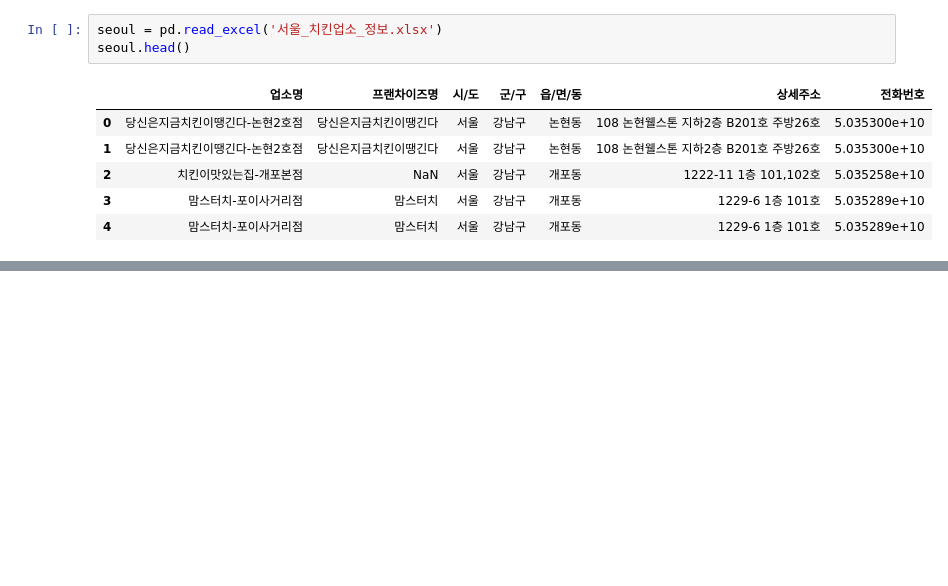
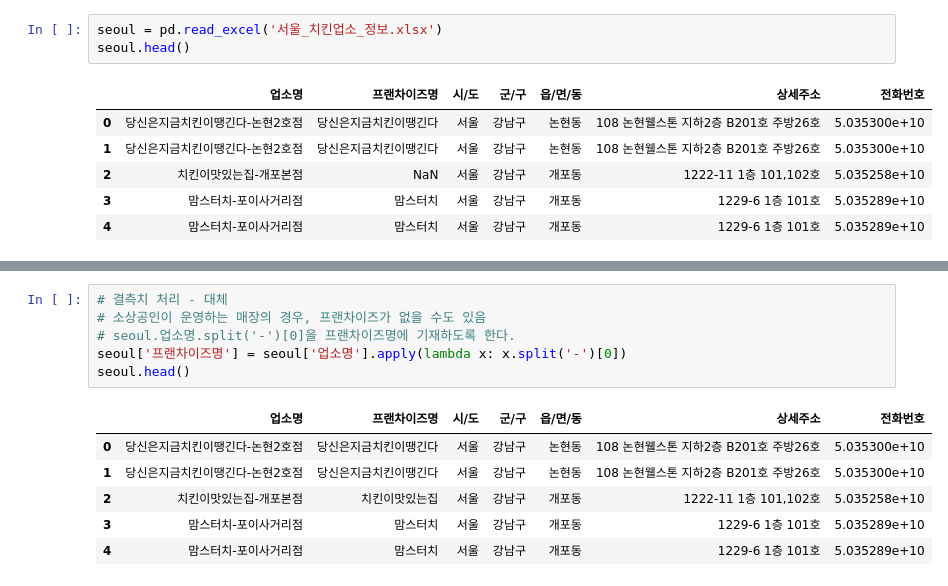
Before and after one commit to youngai1112/MachineLearning, a Jupyter notebook: 00.데이터분석/seoul_chicken.ipynb, the cells around one changed output, grey strips where cells are left out. Drawn from its saved outputs; the diff is of its cells as text; blank space fills up the shorter version.

```diff
--- a/00.데이터분석/seoul_chicken.ipynb
+++ b/00.데이터분석/seoul_chicken.ipynb
@@ -13,0 +52,13 @@ seoul.head()
+# %%
+# 결측치 처리 - 대체
+# 소상공인이 운영하는 매장의 경우, 프랜차이즈가 없을 수도 있음
+# seoul.업소명.split('-')[0]을 프랜차이즈명에 기재하도록 한다.
+seoul['프랜차이즈명'] = seoul['업소명'].apply(lambda x: x.split('-')[0])
+seoul.head()
+# %% [output]
+|  | 업소명 | 프랜차이즈명 | 시/도 | 군/구 | 읍/면/동 | 상세주소 | 전화번호 |
+| 0 | 당신은지금치킨이땡긴다-논현2호점 | 당신은지금치킨이땡긴다 | 서울 | 강남구 | 논현동 | 108 논현웰스톤 지하2층 B201호 주방26호 | 5.035300e+10 |
+| 1 | 당신은지금치킨이땡긴다-논현2호점 | 당신은지금치킨이땡긴다 | 서울 | 강남구 | 논현동 | 108 논현웰스톤 지하2층 B201호 주방26호 | 5.035300e+10 |
+| 2 | 치킨이맛있는집-개포본점 | 치킨이맛있는집 | 서울 | 강남구 | 개포동 | 1222-11 1층 101,102호 | 5.035258e+10 |
+| 3 | 맘스터치-포이사거리점 | 맘스터치 | 서울 | 강남구 | 개포동 | 1229-6 1층 101호 | 5.035289e+10 |
+| 4 | 맘스터치-포이사거리점 | 맘스터치 | 서울 | 강남구 | 개포동 | 1229-6 1층 101호 | 5.035289e+10 |
```
Also changed, not shown: parts of 12 cells of this notebook.
